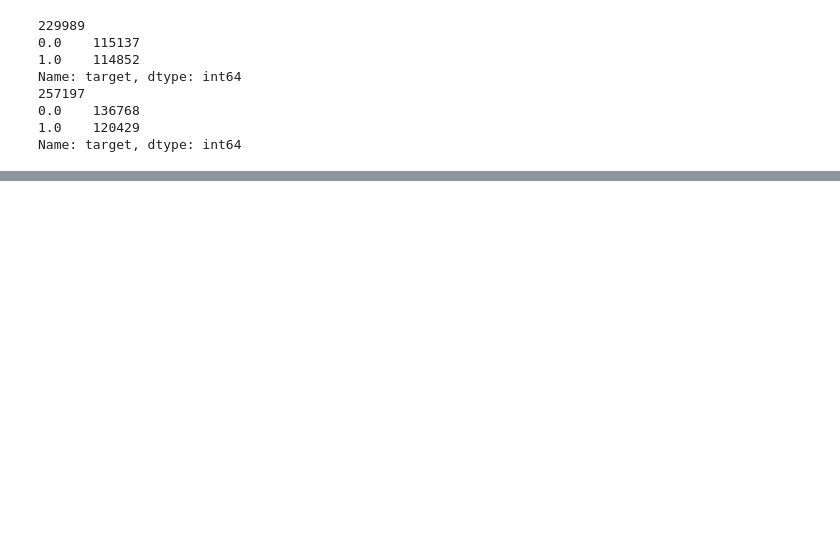
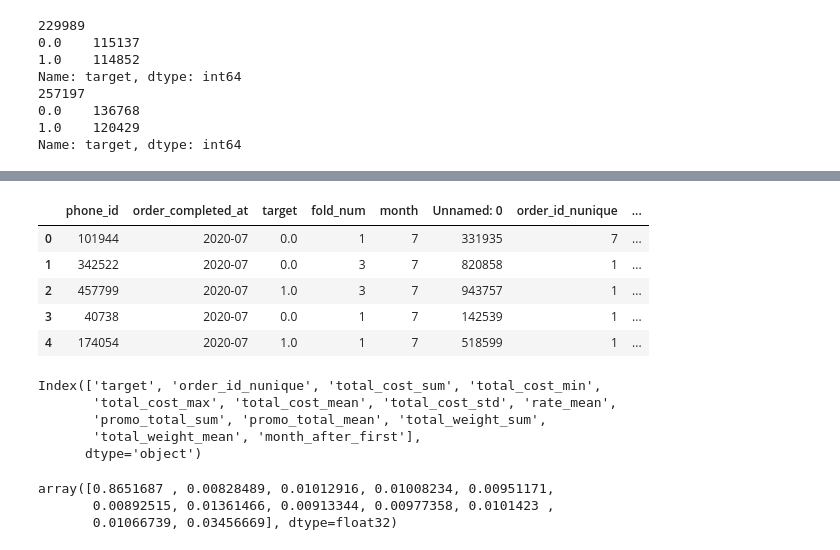
Before and after one commit to DanaZL/NGWL_Hackit, a Jupyter notebook: get_folds_and_train_model.ipynb, the cells around one changed output, grey strips where cells are left out. Saved outputs shown, nothing was run; the diff lists cells and outputs as text; code cells hidden in the pictures; blank space fills up the shorter version.

```diff
--- a/get_folds_and_train_model.ipynb
+++ b/get_folds_and_train_model.ipynb
@@ -92,0 +175,13 @@ mean score - 0.7817942605546655
+# %%
+test_data
+fea = pd.read_csv('fea/f_shipments.csv')
+
+data = test_data.merge(fea, on=['phone_id', 'month'])
+data.head()
+# %% [output]
+|  | phone_id | order_completed_at | target | fold_num | month | Unnamed: 0 | order_id_nunique | ... |
+| 0 | 101944 | 2020-07 | 0.0 | 1 | 7 | 331935 | 7 | ... |
+| 1 | 342522 | 2020-07 | 0.0 | 3 | 7 | 820858 | 1 | ... |
+| 2 | 457799 | 2020-07 | 1.0 | 3 | 7 | 943757 | 1 | ... |
+| 3 | 40738 | 2020-07 | 0.0 | 1 | 7 | 142539 | 1 | ... |
+| 4 | 174054 | 2020-07 | 1.0 | 1 | 7 | 518599 | 1 | ... |
@@ -92,0 +194,19 @@ mean score - 0.7817942605546655
+# %%
+data.columns
+# %% [output]
+Index(['target', 'order_id_nunique', 'total_cost_sum', 'total_cost_min',
+       'total_cost_max', 'total_cost_mean', 'total_cost_std', 'rate_mean',
+       'promo_total_sum', 'promo_total_mean', 'total_weight_sum',
+       'total_weight_mean', 'month_after_first'],
+      dtype='object')
+# %%
+X = data.drop('target', axis = 1).values
+y = data['target'].values
+
+clf = xgb.XGBClassifier(**p)
+clf.fit(X, y)
+clf.feature_importances_
+# %% [output]
+array([0.8651687 , 0.00828489, 0.01012916, 0.01008234, 0.00951171,
+       0.00892515, 0.01361466, 0.00913344, 0.00977358, 0.0101423 ,
+       0.01066739, 0.03456669], dtype=float32)
```
Also changed, not shown: parts of 24 cells of this notebook.
